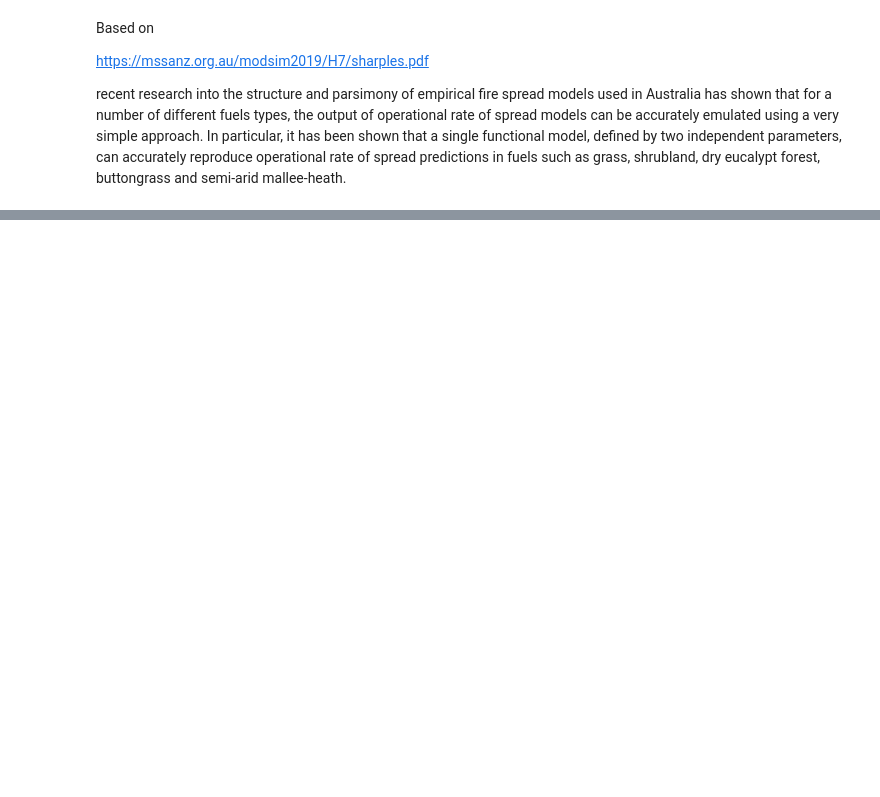
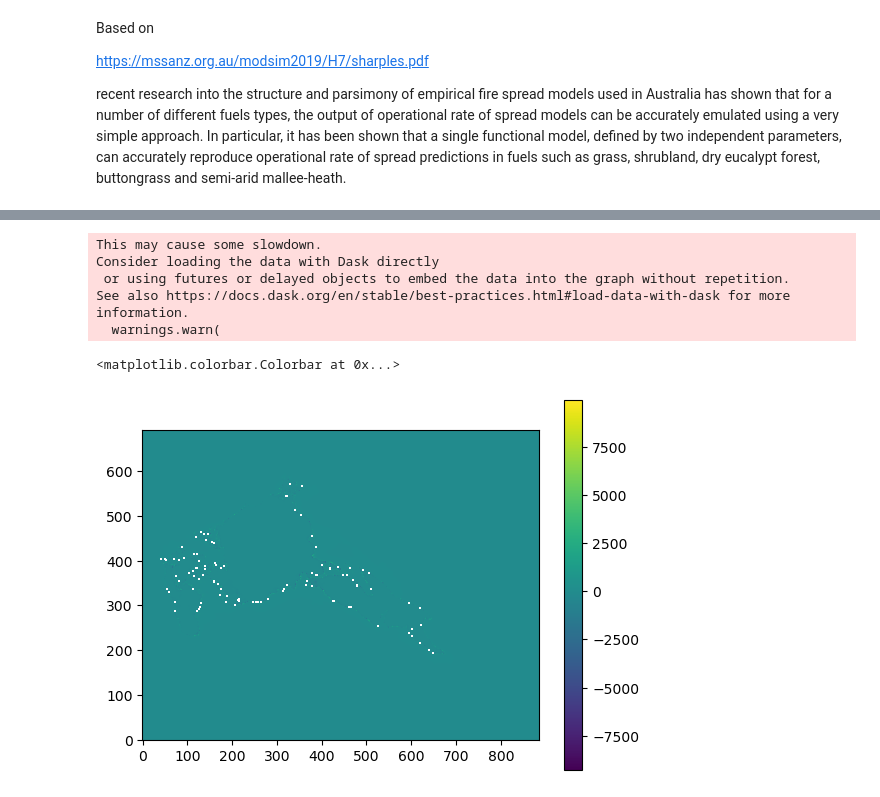
Before and after one commit to nb-bom/SharplesGrassCalcs, a Jupyter notebook: sharples_calc.ipynb, the cells around one changed output, grey strips where cells are left out. Saved outputs shown, nothing was run; the diff lists cells and outputs as text; code cells hidden in the pictures; blank space fills up the shorter version.

```diff
--- a/sharples_calc.ipynb
+++ b/sharples_calc.ipynb
@@ -62,14 +62,14 @@ def calc_fmi(ds_temp, ds_rh, chosen_gwl):
 #function to calculate rate of spread
 #inputs: datasets of fuel moisture index and wind speed, scalers mu, p, alpha
 #outputs: a dataset of fuel moisture index
-def calc_ros(ds_fmi, ds_wind, mu, p, alpha, chosen_gwl):
-    ds_wind_aug = np.where(gwl_wind_sp < 1, 1, gwl_wind_sp)
-    ros = alpha*(ds_wind_aug/(ds_fmi + mu))**p
+def calc_sros(ds_fmi, ds_wind, mu, p, alpha, chosen_gwl):
+    ds_wind_aug = np.where(ds_wind < 1/3.6, 1, ds_wind*3.6)
+    sros = alpha*(ds_wind_aug/(ds_fmi + mu))**p
 
-    ros.attrs = {
+    sros.attrs = {
         'long_name': 'sharples rate of spread',
         'standard_name': 'sros',
-        'units': 'm/s',
+        'units': 'km/h',
         'program' : 'Australian Climate Service (ACS)',
         'summary' : f'Fire weather metric: sharples rate of spread for Global Warming Level {chosen_gwl} C',
         'naming_authority' : "Bureau of Meteorology",
@@ -85,10 +85,10 @@ def calc_ros(ds_fmi, ds_wind, mu, p, alpha, chosen_gwl):
         'institution' : "Bureau of Meteorology",
 #        'regrid_method': 'bilinear'
     }
-    ds_ros = xr.Dataset({'ros' : ros})
+    ds_sros = xr.Dataset({'sros' : sros})
     ds_wind.close()
 
-    return ds_ros
+    return ds_sros
 # %%
 #Set parameters
 CMIP='CMIP6'
@@ -150,9 +150,14 @@ gwl_wind_sp = gwl.get_GWL_timeslice(wind_sp_master_ds,CMIP,GCM,ensemble,pathway,
 #mu = 5.39
 #p = 1.98
 #alpha = 3.064
+# %%
+#trial
+mu = 5
+p = 1
+alpha = 1
 # %%
 #CFBPS O-1 fuel type rate of spread model using least squares regression (minimising the RMS difference)
-mu = 1.84
-p = 0.74
-alpha = 20.74
+#mu = 1.84
+#p = 0.74
+#alpha = 20.74
 # %%
@@ -164,3 +214,11 @@ ValueError: The truth value of an array with more than one element is ambiguous.
 # %%
-plt.imshow(gwl_ros[5], origin='lower')
+plt.imshow(gwl_sros[18], origin='lower')
 plt.colorbar()
+# %% [output]
+This may cause some slowdown.
+Consider loading the data with Dask directly
+ or using futures or delayed objects to embed the data into the graph without repetition.
+See also https://docs.dask.org/en/stable/best-practices.html#load-data-with-dask for more information.
+  warnings.warn(
+<matplotlib.colorbar.Colorbar at 0x...>
+[figure, added]
```
Also changed, not shown: parts of 11 cells of this notebook.
